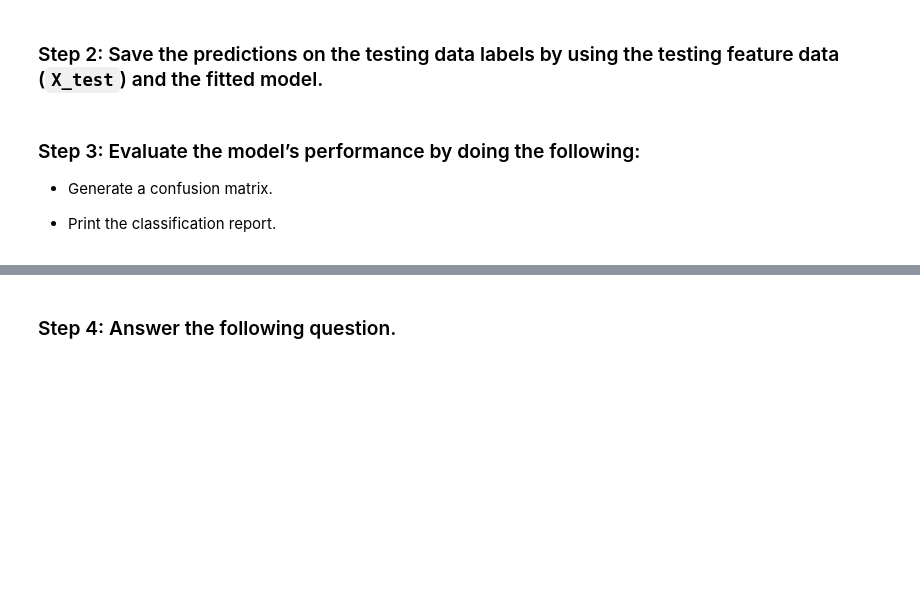
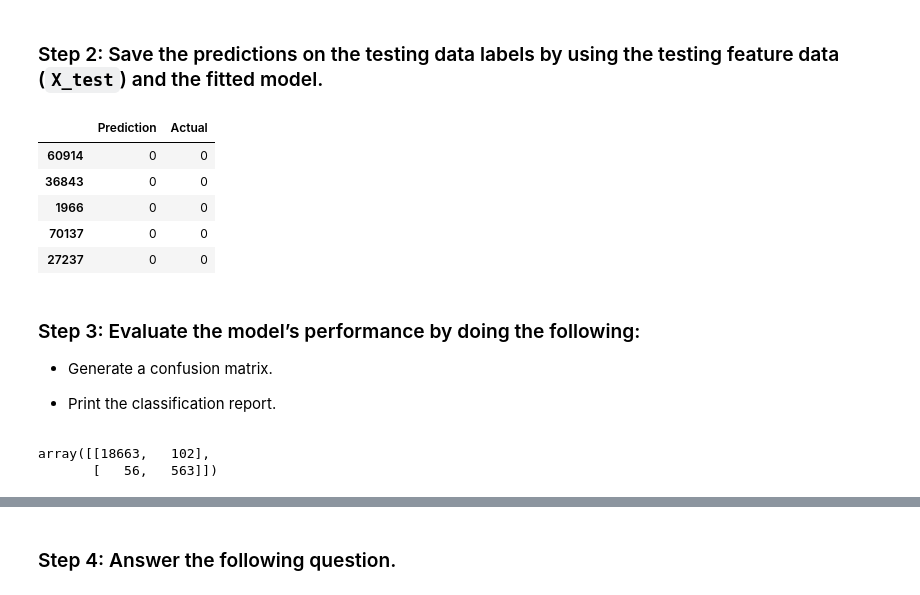
Before and after one commit to Pooja14n/credit-risk-classification, a Jupyter notebook: credit_risk_classification.ipynb, the cells around one changed output, grey strips where cells are left out. Cells and saved outputs as stored; diff of their text form; code cells hidden in the pictures; blank space fills up the shorter version.

```diff
--- a/credit_risk_classification.ipynb
+++ b/credit_risk_classification.ipynb
@@ -88,7 +88,16 @@ LogisticRegression(max_iter=200, random_state=1)
 ### Step 2: Save the predictions on the testing data labels by using the testing feature data (`X_test`) and the fitted model.
 # %%
 # Make a prediction using the testing data
-# YOUR CODE HERE!
+predictions = model.predict(X_test)
+pred_df = pd.DataFrame({"Prediction": predictions, "Actual": y_test})
+pred_df.head()
+# %% [output]
+|  | Prediction | Actual |
+| 60914 | 0 | 0 |
+| 36843 | 0 | 0 |
+| 1966 | 0 | 0 |
+| 70137 | 0 | 0 |
+| 27237 | 0 | 0 |
 # %% [markdown]
 ### Step 3: Evaluate the model’s performance by doing the following:
 
@@ -97,6 +106,9 @@ LogisticRegression(max_iter=200, random_state=1)
 * Print the classification report.
 # %%
 # Generate a confusion matrix for the model
-# YOUR CODE HERE!
+confusion_matrix(y_test, predictions)
+# %% [output]
+array([[18663,   102],
+       [   56,   563]])
 # %%
 # Print the classification report for the model
```
Also changed, not shown: parts of 1 cell of this notebook.
